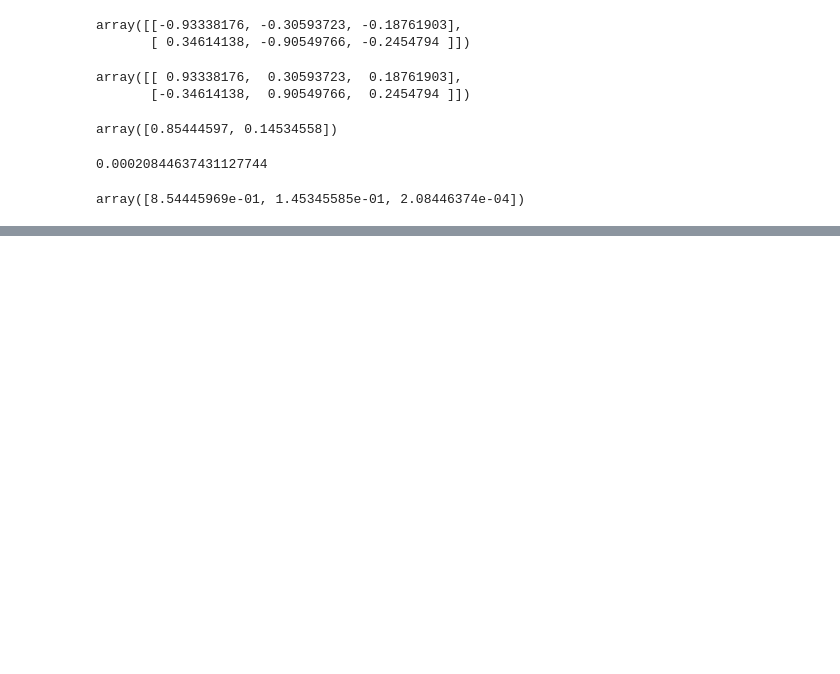
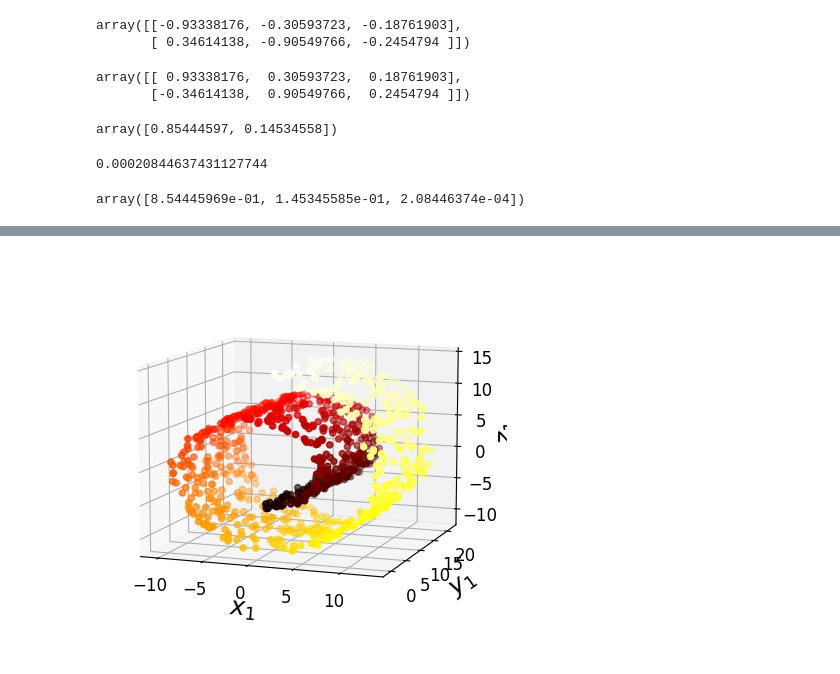
Before and after one commit to Racoon-thespy/Hands---ON-ML-scikit-and-Pytorch-, a Jupyter notebook: dimensionality-ke-saath-bakchodi.ipynb, the cells around one changed output, grey strips where cells are left out. Cells and saved outputs as stored; diff of their text form; code cells hidden in the pictures; blank space fills up the shorter version.

```diff
--- a/dimensionality-ke-saath-bakchodi.ipynb
+++ b/dimensionality-ke-saath-bakchodi.ipynb
@@ -144,0 +222,15 @@ array([8.54445969e-01, 1.45345585e-01, 2.08446374e-04])
+# %%
+axes = [-11.5, 14, -2, 23, -12, 15]
+fig = plt.figure(figsize = (6,5))
+ax = fig.add_subplot(111, projection = "3d")
+ax.scatter(X[:,0], X[:,1], X[:,2], c = t, cmap = plt.cm.hot)
+ax.view_init(10,-70)
+ax.set_xlabel("$x_1$", fontsize = 18)
+ax.set_ylabel("$y_1$", fontsize = 18)
+ax.set_zlabel("$z_1$", fontsize = 18)
+ax.set_xlim(axes[0:2])
+ax.set_ylim(axes[2:4])
+ax.set_zlim(axes[4:6])
+plt.show()
+# %% [output]
+[figure, added]
```
Also changed, not shown: parts of 50 cells of this notebook.
